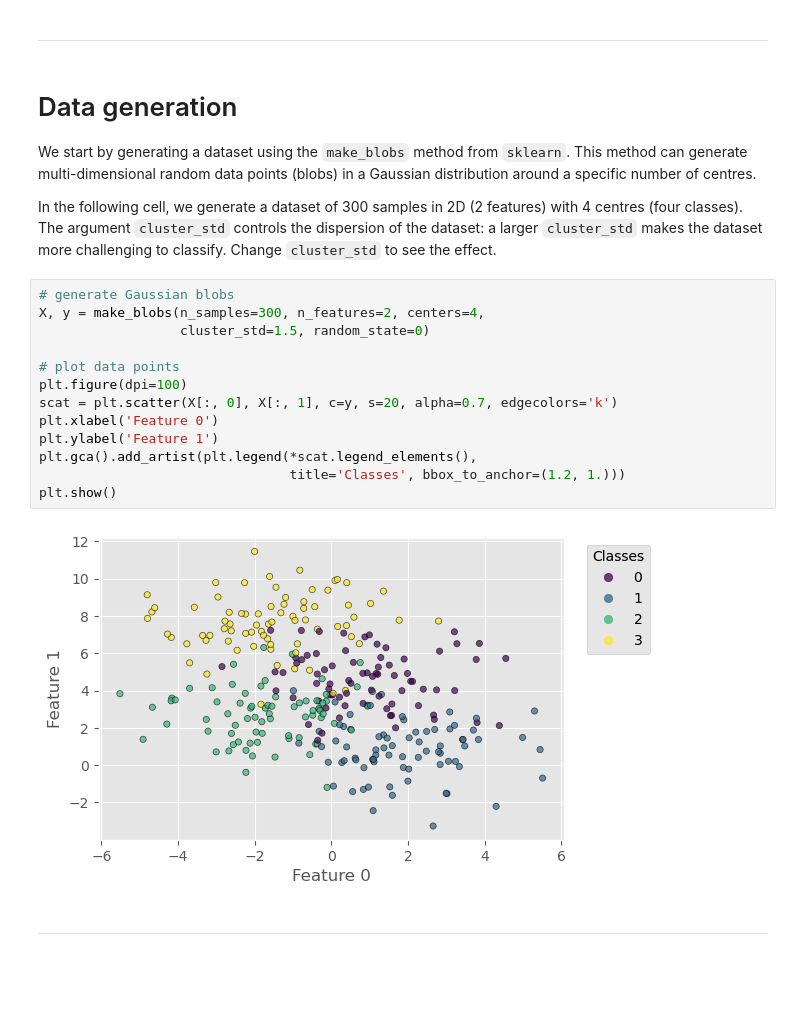
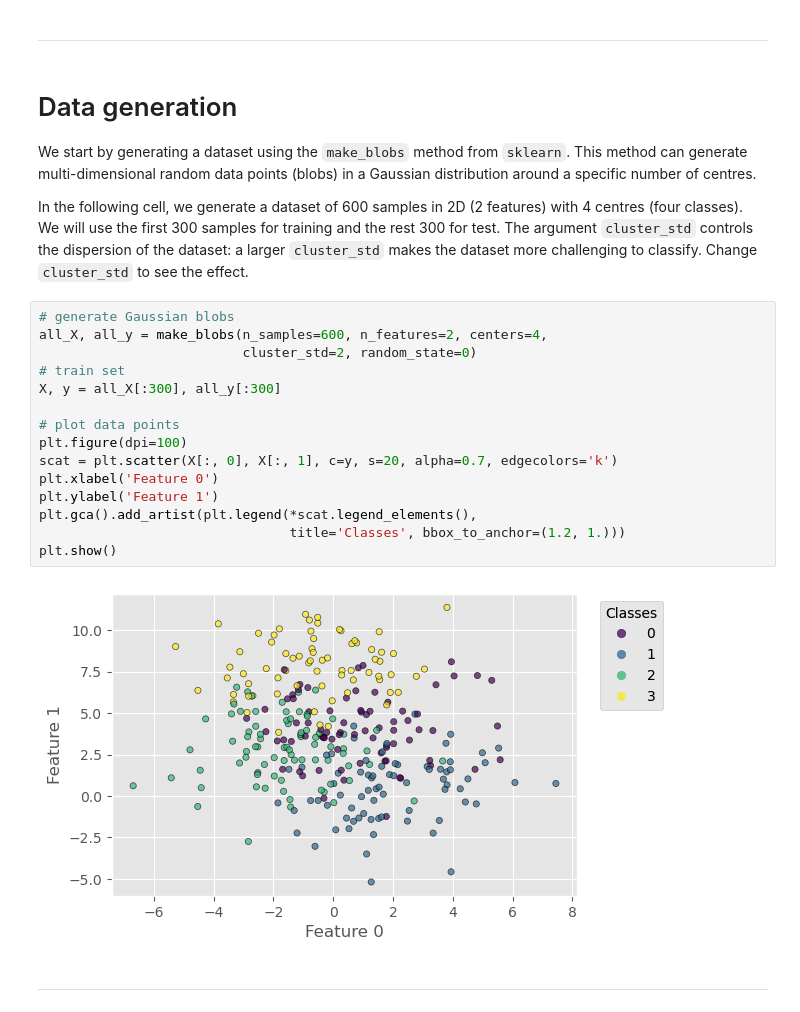
Before and after one commit to stfc-sciml/sciml-workshop, a Jupyter notebook: course_1.0/01_classification_decision_tree.ipynb, the cells around one changed output. Cells and saved outputs as stored; diff of their text form; blank space fills up the shorter version.

```diff
--- a/course_1.0/01_classification_decision_tree.ipynb
+++ b/course_1.0/01_classification_decision_tree.ipynb
@@ -24,22 +24,24 @@ plt.style.use('ggplot')
 
 We start by generating a dataset using the `make_blobs` method from `sklearn`. This method can generate multi-dimensional random data points (blobs) in a Gaussian distribution around a specific number of centres.
 
-In the following cell, we generate a dataset of 300 samples in 2D (2 features) with 4 centres (four classes). The argument `cluster_std` controls the dispersion of the dataset: a larger `cluster_std` makes the dataset more challenging to classify. Change `cluster_std` to see the effect.
+In the following cell, we generate a dataset of 600 samples in 2D (2 features) with 4 centres (four classes). We will use the first 300 samples for training and the rest 300 for test. The argument `cluster_std` controls the dispersion of the dataset: a larger `cluster_std` makes the dataset more challenging to classify. Change `cluster_std` to see the effect.
 # %%
 # generate Gaussian blobs
-X, y = make_blobs(n_samples=300, n_features=2, centers=4,
-                  cluster_std=1.5, random_state=0)
+all_X, all_y = make_blobs(n_samples=600, n_features=2, centers=4,
+                          cluster_std=2, random_state=0)
+# train set
+X, y = all_X[:300], all_y[:300]
 
 # plot data points
 plt.figure(dpi=100)
 scat = plt.scatter(X[:, 0], X[:, 1], c=y, s=20, alpha=0.7, edgecolors='k')
 plt.xlabel('Feature 0')
 plt.ylabel('Feature 1')
 plt.gca().add_artist(plt.legend(*scat.legend_elements(),
                                 title='Classes', bbox_to_anchor=(1.2, 1.)))
 plt.show()
 # %% [output]
-[figure, old version]
+[figure, new version]
 # %% [markdown]
 ---
 # %% [markdown]
```
Also changed, not shown: parts of 10 cells of this notebook.
